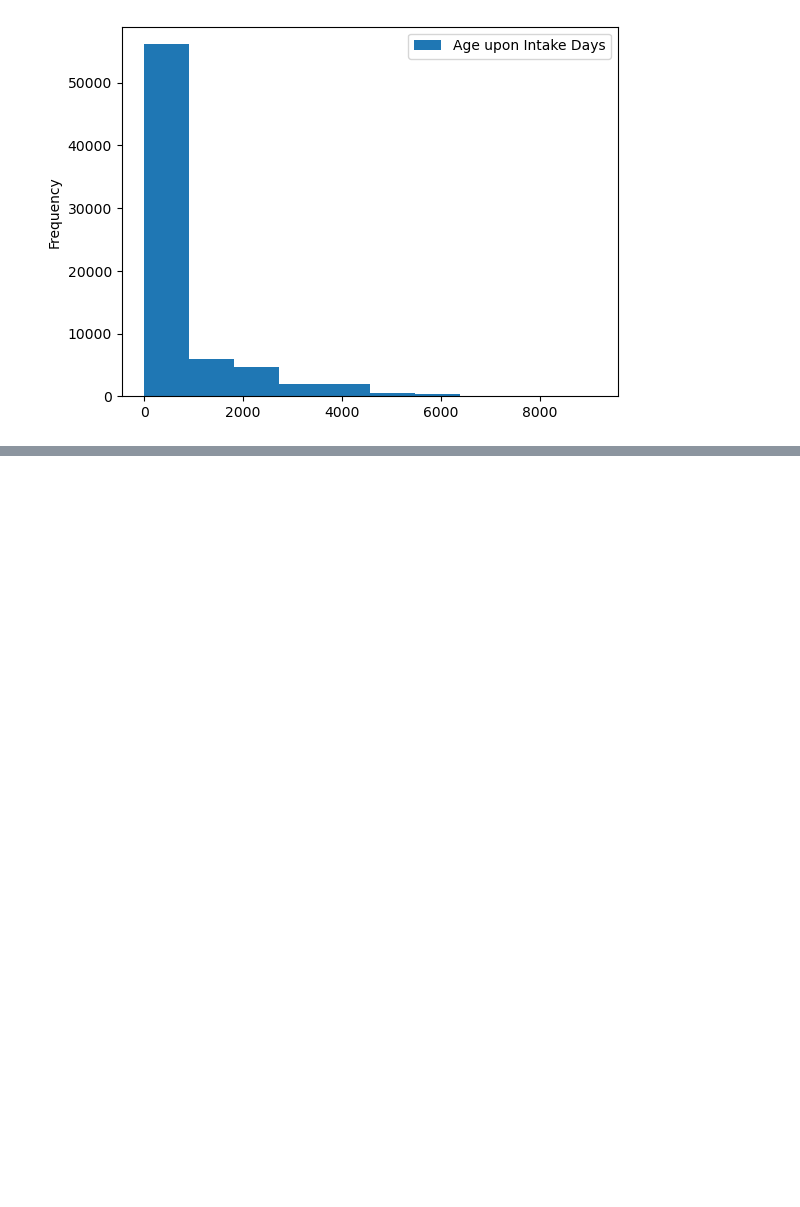
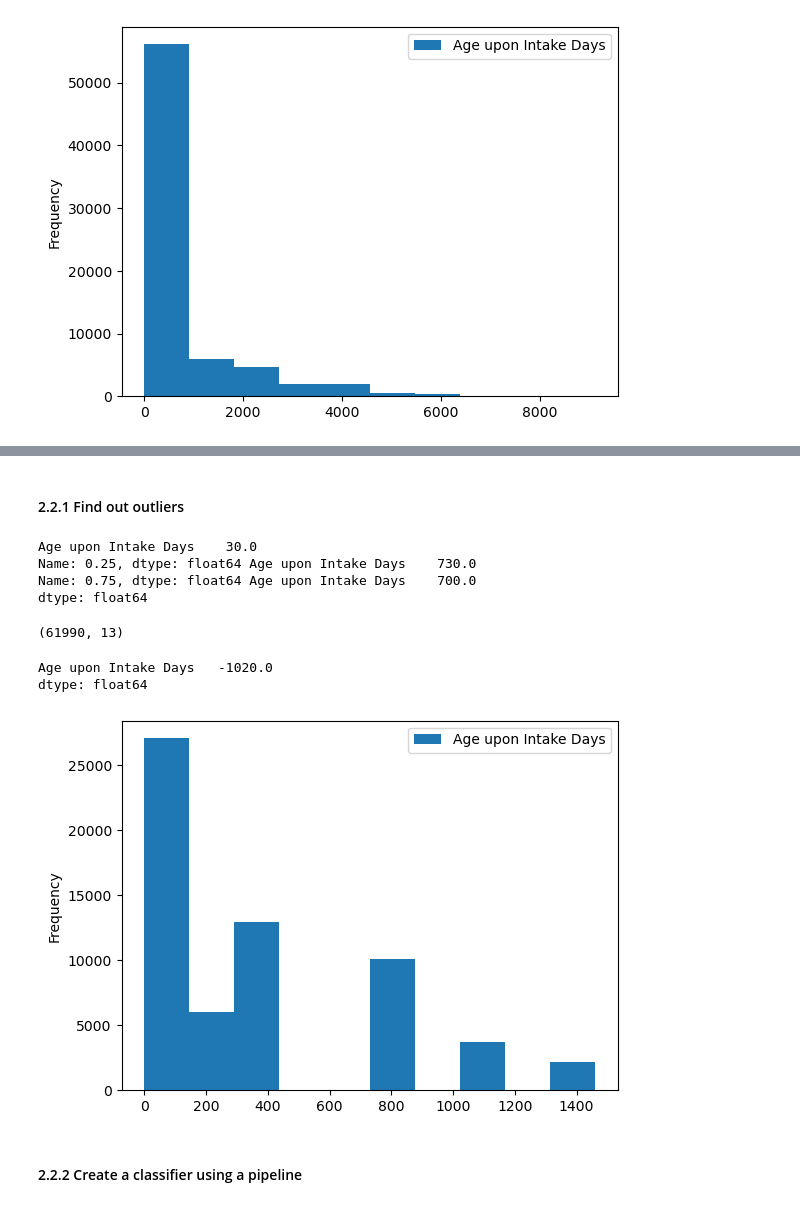
Before and after one commit to cinnabon911/MachineLearningUniversity, a Jupyter notebook: KNN.ipynb, the cells around one changed output, grey strips where cells are left out. Drawn from its saved outputs; the diff is of its cells as text; code cells hidden in the pictures; blank space fills up the shorter version.

Commit message:
Trained a KNN model to perform binary regression

```diff
--- a/KNN.ipynb
+++ b/KNN.ipynb
@@ -112,0 +114,30 @@ plt.show()
+# %% [markdown]
+#### 2.2.1 Find out outliers
+# %%
+Q1 = training_data[num].quantile(0.25)
+Q3 = training_data[num].quantile(0.75)
+IQR = Q3 - Q1
+print(Q1, Q3, IQR)
+# %% [output]
+Age upon Intake Days    30.0
+Name: 0.25, dtype: float64 Age upon Intake Days    730.0
+Name: 0.75, dtype: float64 Age upon Intake Days    700.0
+dtype: float64
+# %%
+dropIndex = training_data[training_data[num] > Q3 + 1.5*IQR][num].dropna().index
+train_data = training_data.drop(dropIndex)
+# %%
+train_data.shape
+# %% [output]
+(61990, 13)
+# %%
+#no need to filter for Q1 - 1.5*IQR since the number is negative
+print(Q1 - 1.5*IQR)
+# %% [output]
+Age upon Intake Days   -1020.0
+dtype: float64
+# %%
+train_data[num].plot.hist(bins = 10)
+plt.show()
+# %% [output]
+[figure, added]
@@ -112,0 +150,2 @@ plt.show()
+# %% [markdown]
+#### 2.2.2 Create a classifier using a pipeline
```
Also changed, not shown: parts of 16 cells of this notebook.
